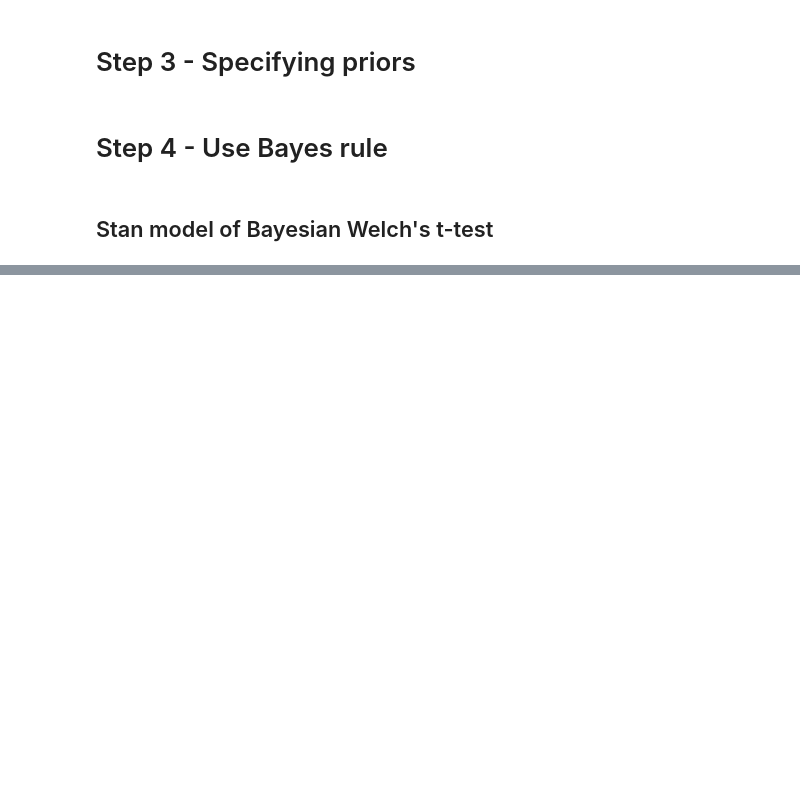
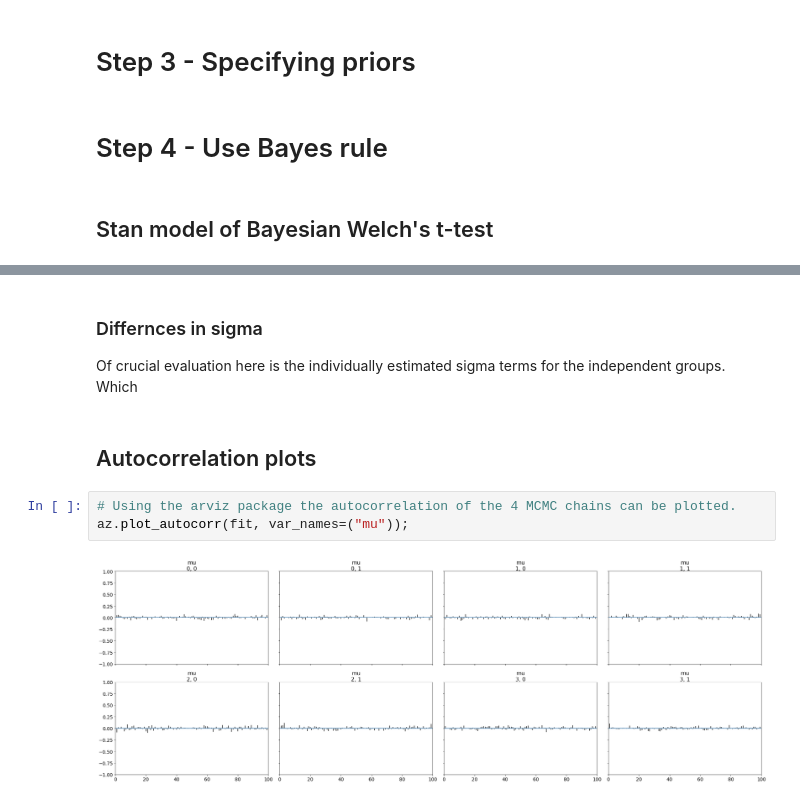
Before and after one commit to ebrlab/Statistical-methods-for-research-workers-psychology-and-neuroscience, a Jupyter notebook: notebooks/Bayesian estimation of Welch's t-test .ipynb, the cells around one changed output, grey strips where cells are left out. Saved outputs shown, nothing was run; the diff lists cells and outputs as text; blank space fills up the shorter version.

```diff
--- a/notebooks/Bayesian estimation of Welch's t-test .ipynb
+++ b/notebooks/Bayesian estimation of Welch's t-test .ipynb
@@ -168,0 +225,10 @@ data = {'N': len(df),
+# %% [markdown]
+### Differnces in sigma
+Of crucial evaluation here is the individually estimated sigma terms for the independent groups. Which
+# %% [markdown]
+## Autocorrelation plots
+# %%
+# Using the arviz package the autocorrelation of the 4 MCMC chains can be plotted.
+az.plot_autocorr(fit, var_names=("mu"));
+# %% [output]
+[figure, added]
```
Also changed, not shown: parts of 24 cells of this notebook.
